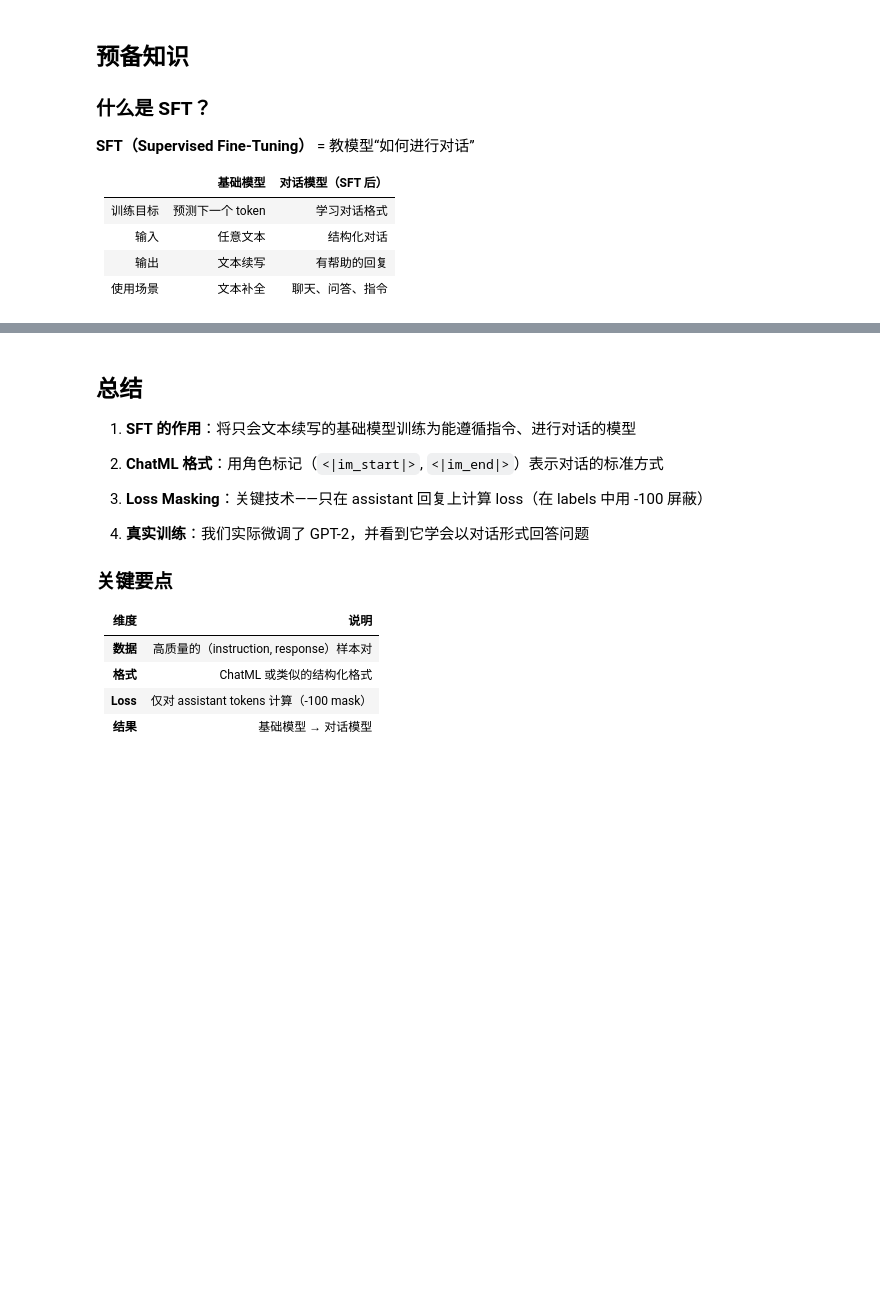
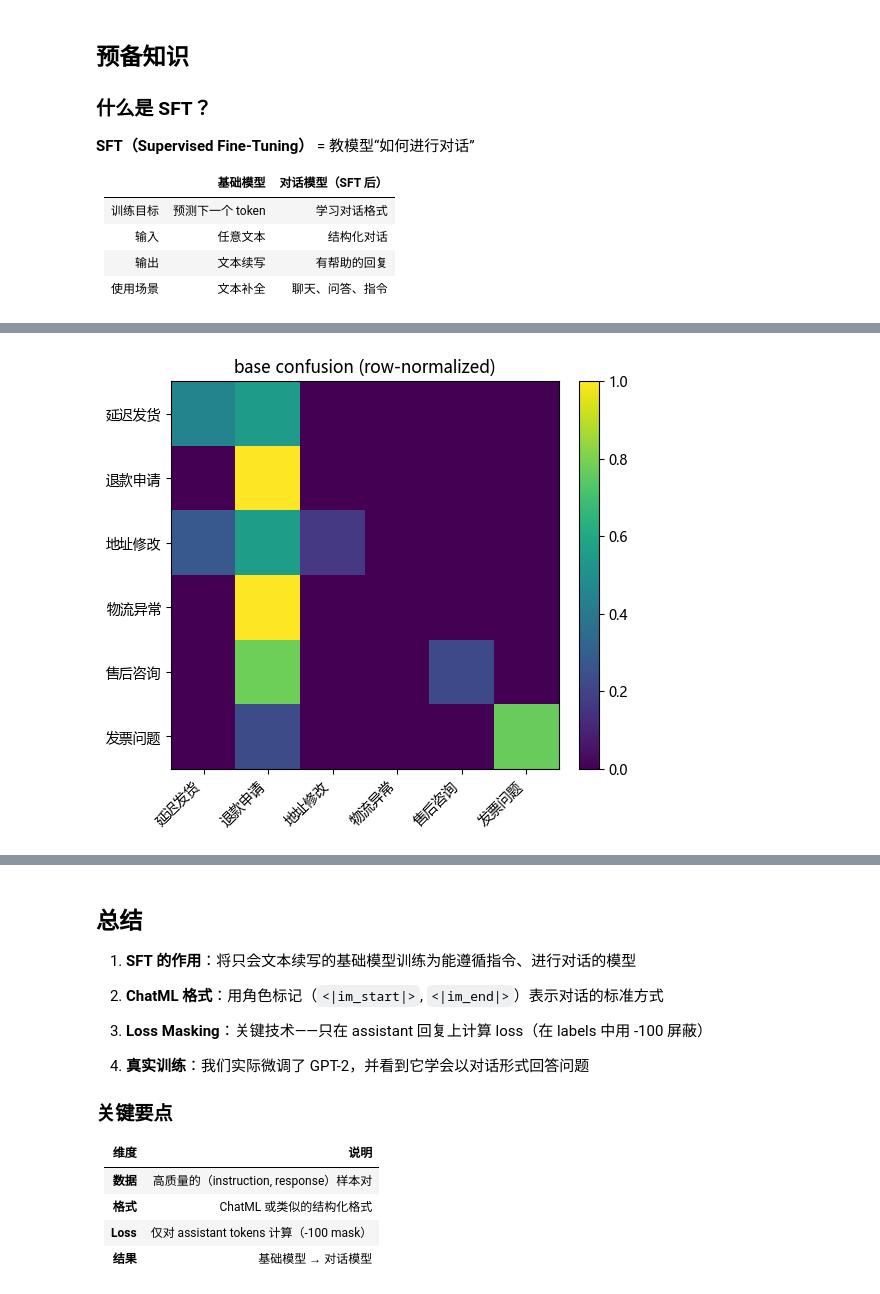
Before and after one commit to Greebbie/LLM-Agent-Core_Concept_Code, a Jupyter notebook: Ch8_SFT/Ch8_SFT.ipynb, the cells around one changed output, grey strips where cells are left out. Saved outputs shown, nothing was run; the diff lists cells and outputs as text; code cells hidden in the pictures; blank space fills up the shorter version.

```diff
--- a/Ch8_SFT/Ch8_SFT.ipynb
+++ b/Ch8_SFT/Ch8_SFT.ipynb
@@ -1047,0 +673,30 @@ for record in TEST_RECORDS[:5]:
+# %%
+def plot_confusion(y_true, y_pred, labels, title):
+    idx = {lb: i for i, lb in enumerate(labels)}
+    n = len(labels)
+    mat = [[0 for _ in range(n)] for _ in range(n)]
+
+    for t, p in zip(y_true, y_pred):
+        if t not in idx or p not in idx:
+            continue
+        mat[idx[t]][idx[p]] += 1
+
+    import numpy as np
+
+    a = np.array(mat, dtype=float)
+    row_sum = a.sum(axis=1, keepdims=True)
+    a = np.divide(a, row_sum, out=np.zeros_like(a), where=row_sum != 0)
+
+    plt.figure(figsize=(6, 5))
+    plt.imshow(a, interpolation="nearest")
+    plt.title(title)
+    plt.xticks(range(n), labels, rotation=45, ha="right")
+    plt.yticks(range(n), labels)
+    plt.colorbar(fraction=0.046, pad=0.04)
+    plt.tight_layout()
+    plt.show()
+
+
+plot_confusion(base_y_true, base_y_pred, LABELS, "base confusion (row-normalized)")
+# %% [output]
+[figure, added]
```
Also changed, not shown: parts of 49 cells of this notebook, 3 other files.
